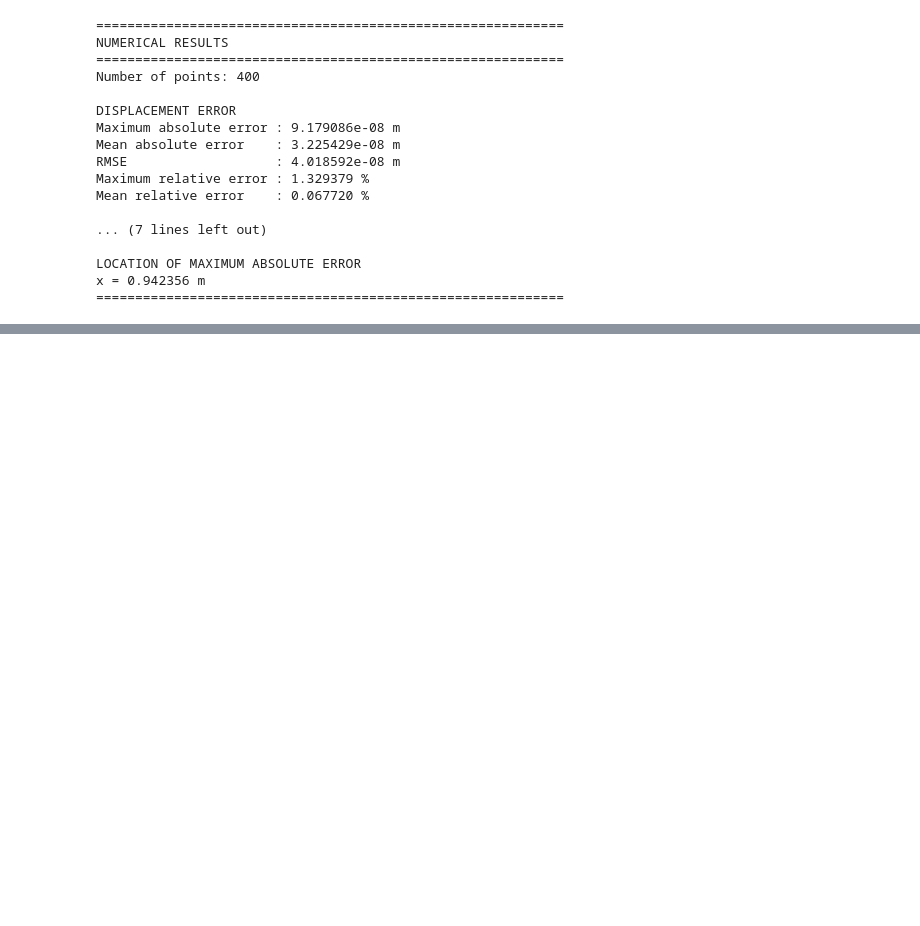
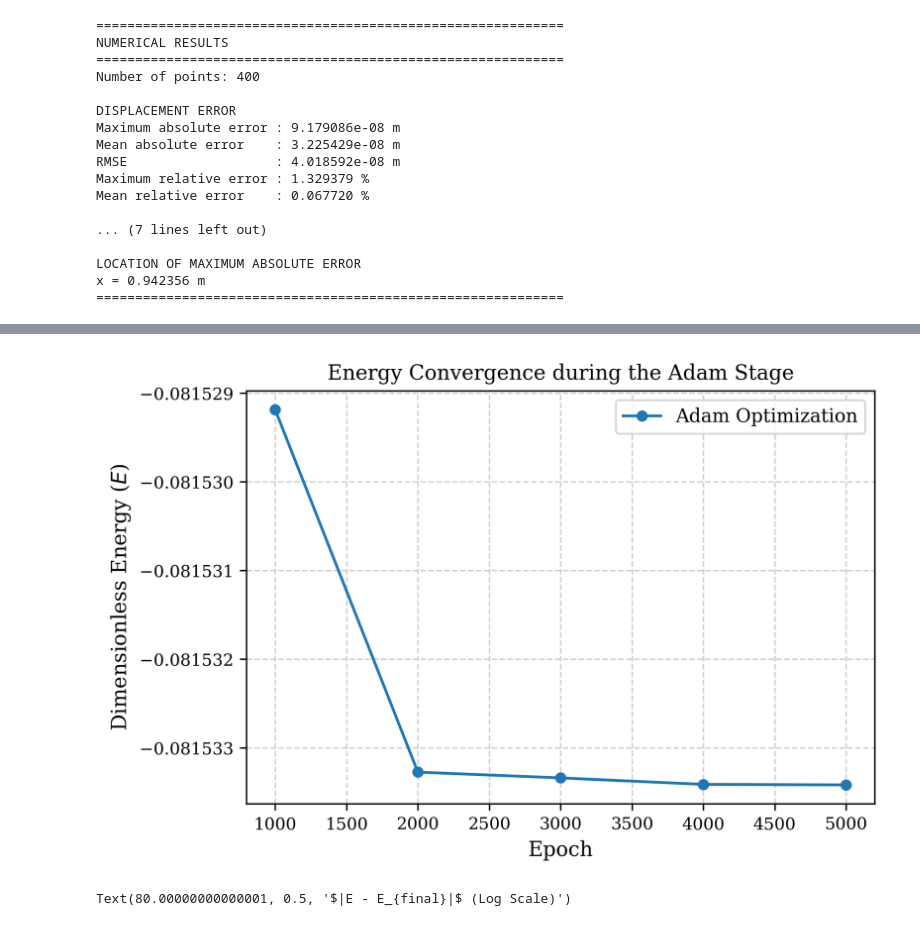
Before and after one commit to Salimam00/pinn-thermoelasticity-rods, a Jupyter notebook: prediction_data.ipynb, the cells around one changed output, grey strips where cells are left out. Drawn from its saved outputs; the diff is of its cells as text; code cells hidden in the pictures; blank space fills up the shorter version.

```diff
--- a/prediction_data.ipynb
+++ b/prediction_data.ipynb
@@ -236,3 +236,78 @@ files.download("results.zip")
 # %% [output]
 [interactive output not drawn]
 [interactive output not drawn]
+# %%
+import matplotlib.pyplot as plt
+import numpy as np
+
+# Данные из текста
+epochs = [1000, 2000, 3000, 4000, 5000]
+energies = [
+    -8.15291861e-2,
+    -8.15332733e-2,
+    -8.15333383e-2,
+    -8.15334116e-2,
+    -8.15334173e-2,
+]
+
+# Настройка шрифтов и стиля для научной статьи
+plt.rcParams.update(
+    {
+        "font.family": "serif",
+        "font.size": 10,
+        "axes.labelsize": 11,
+        "axes.titlesize": 11,
+        "xtick.labelsize": 9,
+        "ytick.labelsize": 9,
+        "figure.dpi": 300,  # Высокое разрешение для печати
+    }
+)
+
+fig, ax = plt.subplots(figsize=(6, 4))
+
+# Построение графика сходимости Adam
+ax.plot(
+    epochs,
+    energies,
+    marker="o",
+    linestyle="-",
+    color="#1f77b4",
+    linewidth=1.5,
+    markersize=5,
+    label="Adam Optimization",
+)
+
+# Оформление осей и заголовков
+ax.set_xlabel("Epoch")
+ax.set_ylabel("Dimensionless Energy ($E$)")
+ax.set_title("Energy Convergence during the Adam Stage")
+
+# Форматирование оси Y для отображения научных степеней (если требуется)
+# Или можно вычесть базовое значение для наглядности динамики
+ax.grid(True, linestyle="--", alpha=0.6)
+ax.legend(frameon=True)
+
+# Плотная компоновка
+plt.tight_layout()
+
+# Сохранение рисунка в векторном (PDF/SVG) и растровом (PNG) форматах для статьи
+plt.savefig("energy_convergence.pdf", bbox_inches="tight")
+plt.savefig("energy_convergence.png", bbox_inches="tight", dpi=300)
+
+plt.show()
+# %% [output]
+[figure, added]
+# %%
+# Финальное значение с эпохи 5000
+e_final = -8.15334173e-2
+
+# Расчет абсолютной разницы для логарифмической шкалы
+convergence_error = [abs(e - e_final) for e in energies]
+# Заменим нуль на очень маленькое число для корректного логарифмического отображения на 5000 эпохе
+convergence_error[-1] = 1e-9
+
+# В настройках графика добавьте:
+ax.set_yscale("log")
+ax.set_ylabel("$|E - E_{final}|$ (Log Scale)")
+# %% [output]
+Text(80.00000000000001, 0.5, '$|E - E_{final}|$ (Log Scale)')
```
Also changed, not shown: parts of 3 cells of this notebook.
